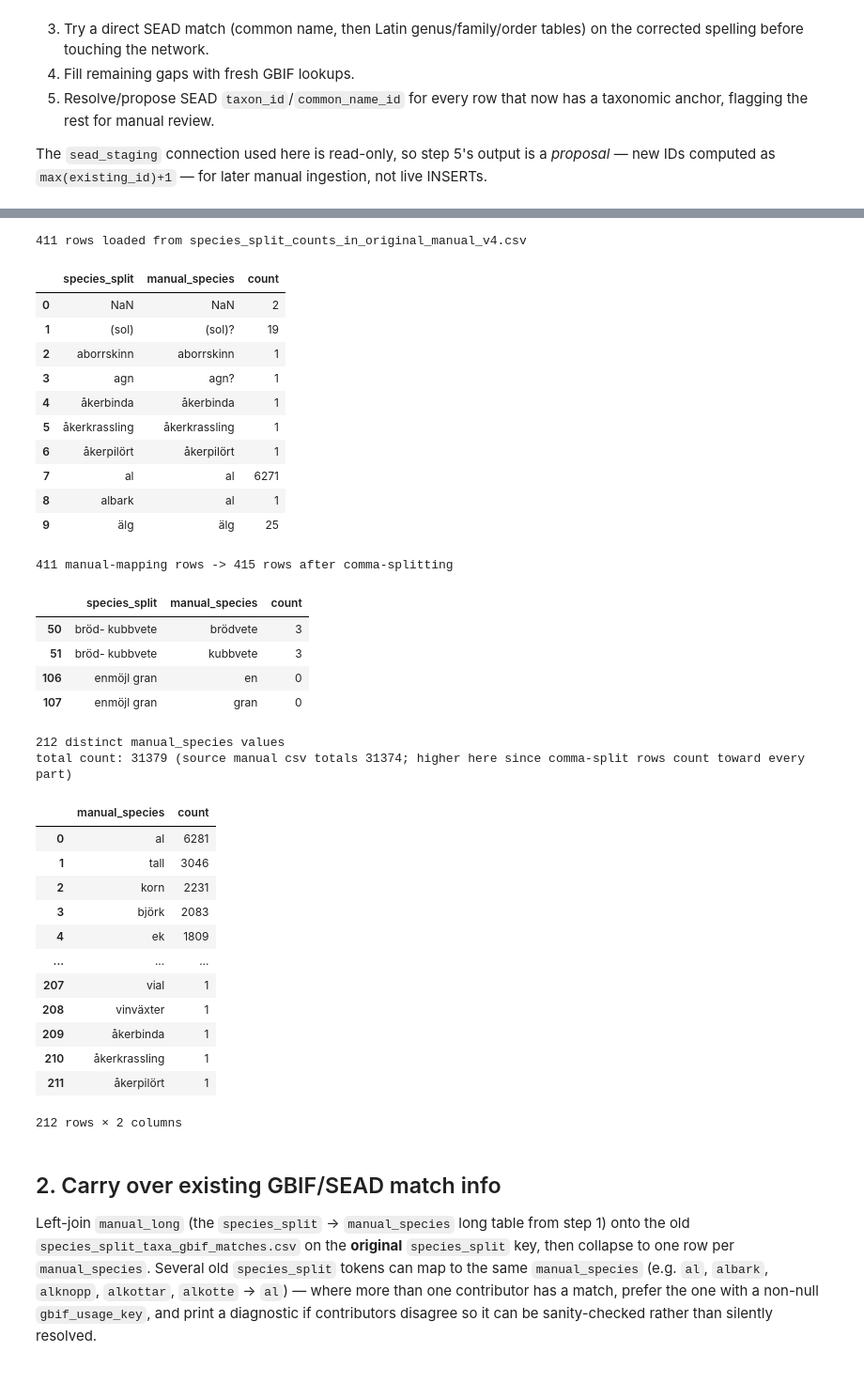
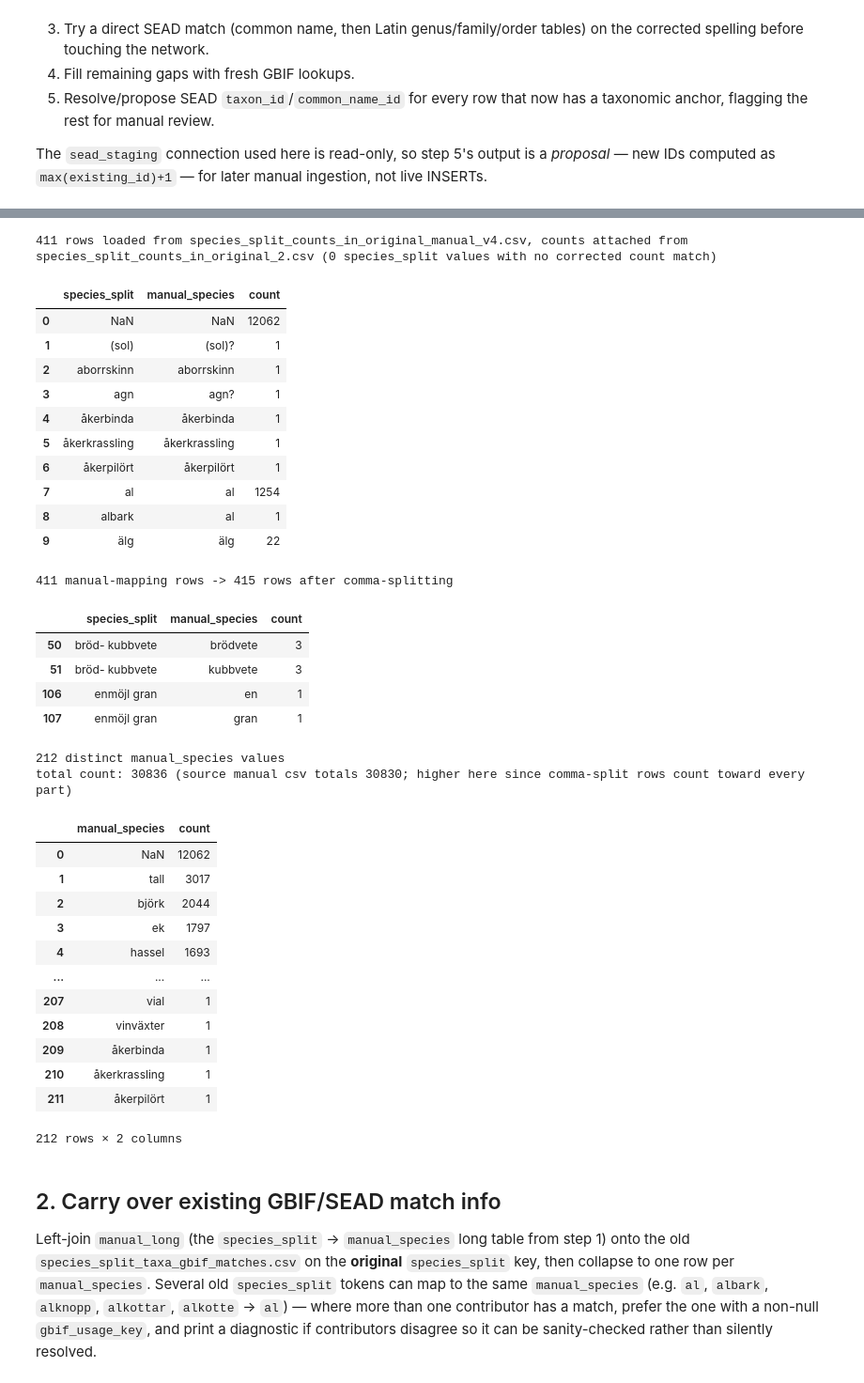
Before and after one commit to Br1CM/sead_strucke_data_cleaning, a Jupyter notebook: notebooks/species_etl.ipynb, the cells around one changed output, grey strips where cells are left out. Shown at 94% size. Saved outputs shown, nothing was run; the diff lists cells and outputs as text; code cells hidden in the pictures.

```diff
--- a/notebooks/species_etl.ipynb
+++ b/notebooks/species_etl.ipynb
@@ -58,24 +87,31 @@ all) rather than dropping it — it's the count of rows with no species value, s
 # %%
 manual_map = pd.read_csv(
     MANUAL_MAPPING_PATH,
     keep_default_na=False,
     na_values=[''],
-)
-print(f'{len(manual_map)} rows loaded from {MANUAL_MAPPING_PATH.name}')
+)[['species_split', 'manual_species']]
+
+CORRECTED_COUNTS_PATH = Path('../output/species_split_counts_in_original_2.csv')
+corrected_counts = pd.read_csv(CORRECTED_COUNTS_PATH, keep_default_na=False, na_values=[''])
+
+manual_map = manual_map.merge(corrected_counts, on='species_split', how='left')
+unmatched = manual_map['count'].isna().sum()
+print(f'{len(manual_map)} rows loaded from {MANUAL_MAPPING_PATH.name}, counts attached from '
+      f'{CORRECTED_COUNTS_PATH.name} ({unmatched} species_split values with no corrected count match)')
 manual_map.head(10)
 # %% [output]
-411 rows loaded from species_split_counts_in_original_manual_v4.csv
+411 rows loaded from species_split_counts_in_original_manual_v4.csv, counts attached from species_split_counts_in_original_2.csv (0 species_split values with no corrected count match)
 |  | species_split | manual_species | count |
-| 0 | NaN | NaN | 2 |
-| 1 | (sol) | (sol)? | 19 |
+| 0 | NaN | NaN | 12062 |
+| 1 | (sol) | (sol)? | 1 |
 | 2 | aborrskinn | aborrskinn | 1 |
 | 3 | agn | agn? | 1 |
 | 4 | åkerbinda | åkerbinda | 1 |
 | 5 | åkerkrassling | åkerkrassling | 1 |
 | 6 | åkerpilört | åkerpilört | 1 |
-| 7 | al | al | 6271 |
+| 7 | al | al | 1254 |
 | 8 | albark | al | 1 |
-| 9 | älg | älg | 25 |
+| 9 | älg | älg | 22 |
 # %%
 def split_manual_species(value):
     if pd.isna(value):
@@ -95,8 +131,8 @@ manual_long[manual_long['species_split'].astype(str).isin(['bröd- kubbvete', 'e
 |  | species_split | manual_species | count |
 | 50 | bröd- kubbvete | brödvete | 3 |
 | 51 | bröd- kubbvete | kubbvete | 3 |
-| 106 | enmöjl gran | en | 0 |
-| 107 | enmöjl gran | gran | 0 |
+| 106 | enmöjl gran | en | 1 |
+| 107 | enmöjl gran | gran | 1 |
 # %%
 manual_species_count = (
     manual_long.groupby('manual_species', dropna=False)['count']
@@ -108,17 +144,17 @@ manual_species_count = (
 print(f'{len(manual_species_count)} distinct manual_species values')
 print(f"total count: {manual_species_count['count'].sum()} (source manual csv totals "
       f"{manual_map['count'].sum()}; higher here since comma-split rows count toward every part)")
-manual_species_count.to_csv(OUTPUT_DIR / versioned('manual_species_count.csv'), index=False)
+manual_species_count.to_csv(MANUAL_SPECIES_COUNT_PATH, index=False)
 manual_species_count
 # %% [output]
 212 distinct manual_species values
-total count: 31379 (source manual csv totals 31374; higher here since comma-split rows count toward every part)
+total count: 30836 (source manual csv totals 30830; higher here since comma-split rows count toward every part)
 |  | manual_species | count |
-| 0 | al | 6281 |
-| 1 | tall | 3046 |
-| 2 | korn | 2231 |
-| 3 | björk | 2083 |
-| 4 | ek | 1809 |
+| 0 | NaN | 12062 |
+| 1 | tall | 3017 |
+| 2 | björk | 2044 |
+| 3 | ek | 1797 |
+| 4 | hassel | 1693 |
 | ... | ... | ... |
 | 207 | vial | 1 |
 | 208 | vinväxter | 1 |
```
Also changed, not shown: parts of 15 cells of this notebook, 3 other files.
